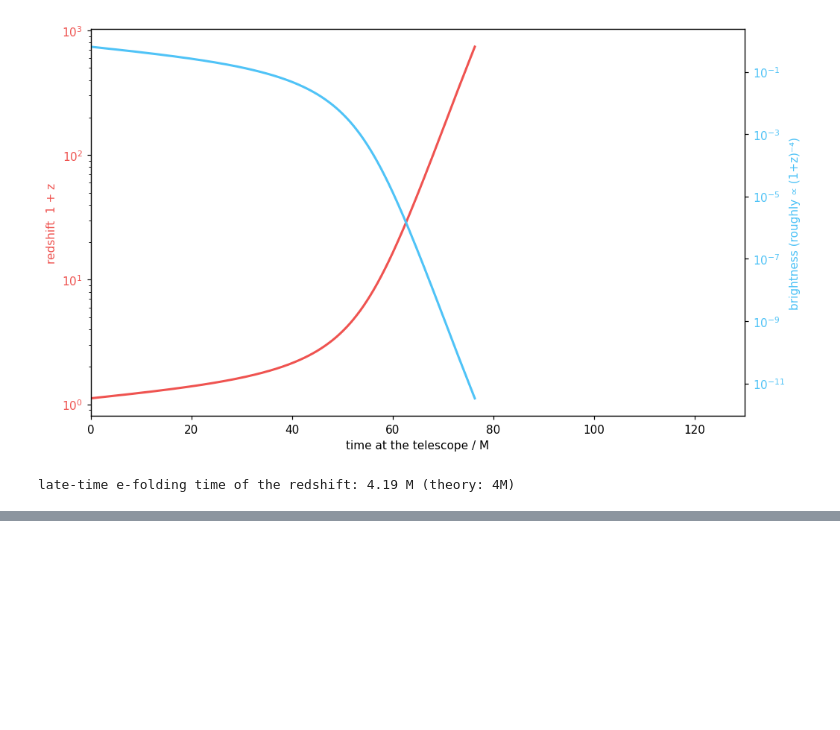
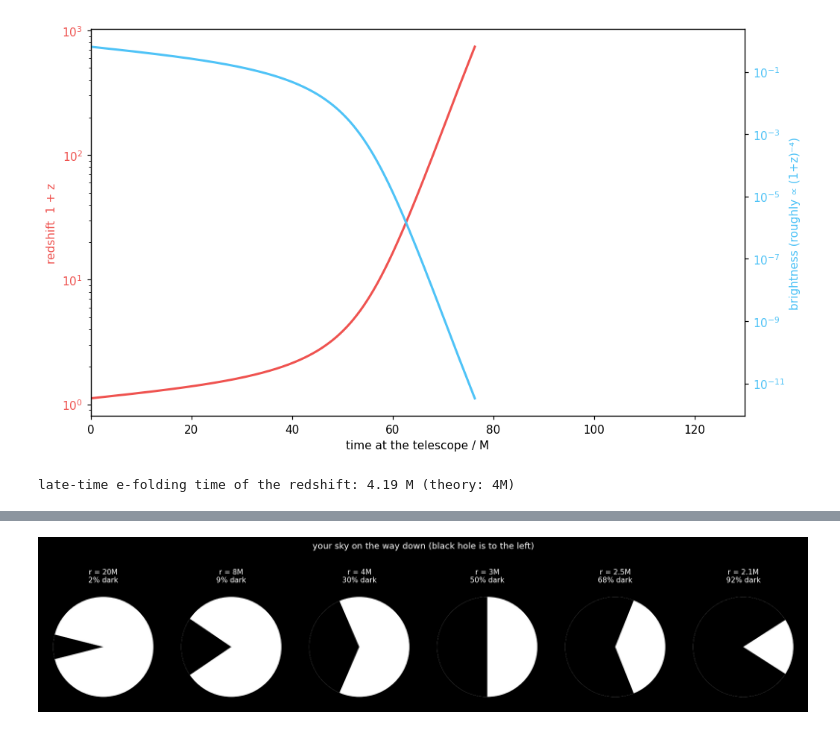
Before and after one commit to nicomii/gravity-lab, a Jupyter notebook: black-hole/chapter4-falling-into-a-bh.ipynb, the cells around one changed output, grey strips where cells are left out. Cells and saved outputs as stored; diff of their text form; code cells hidden in the pictures; blank space fills up the shorter version.

```diff
--- a/black-hole/chapter4-falling-into-a-bh.ipynb
+++ b/black-hole/chapter4-falling-into-a-bh.ipynb
@@ -112,0 +141,22 @@ late-time e-folding time of the redshift: 4.19 M (theory: 4M)
+# %%
+from matplotlib.patches import Circle, Wedge
+
+radii = [20, 8, 4, 3, 2.5, 2.1]
+fig, axes = plt.subplots(1, len(radii), figsize=(15, 3), facecolor='black')
+for ax, rr in zip(axes, radii):
+    k = np.sqrt(27) * (M/rr) * np.sqrt(1 - 2*M/rr)
+    # capture cone half-angle...
+    psi_dark = np.degrees(np.arcsin(np.clip(k, 0, 1)))
+    if rr < 3*M:
+        # ...flips past the photon sphere
+        psi_dark = 180 - psi_dark
+    ax.add_patch(Circle((0, 0), 1, facecolor='white', edgecolor='none'))
+    ax.add_patch(Wedge((0, 0), 1, 180 - psi_dark, 180 + psi_dark, facecolor='black'))
+    frac = (1 - np.cos(np.radians(psi_dark))) / 2
+    ax.set_title(f"r = {rr}M\n{100*frac:.0f}% dark", color='white', fontsize=10)
+    ax.set_xlim(-1.2, 1.2); ax.set_ylim(-1.2, 1.2)
+    ax.set_aspect('equal'); ax.axis('off')
+fig.suptitle("your sky on the way down (black hole is to the left)", color='white', y=1.12)
+plt.tight_layout(); plt.show()
+# %% [output]
+[figure, added]
```
Also changed, not shown: parts of 3 cells of this notebook.
